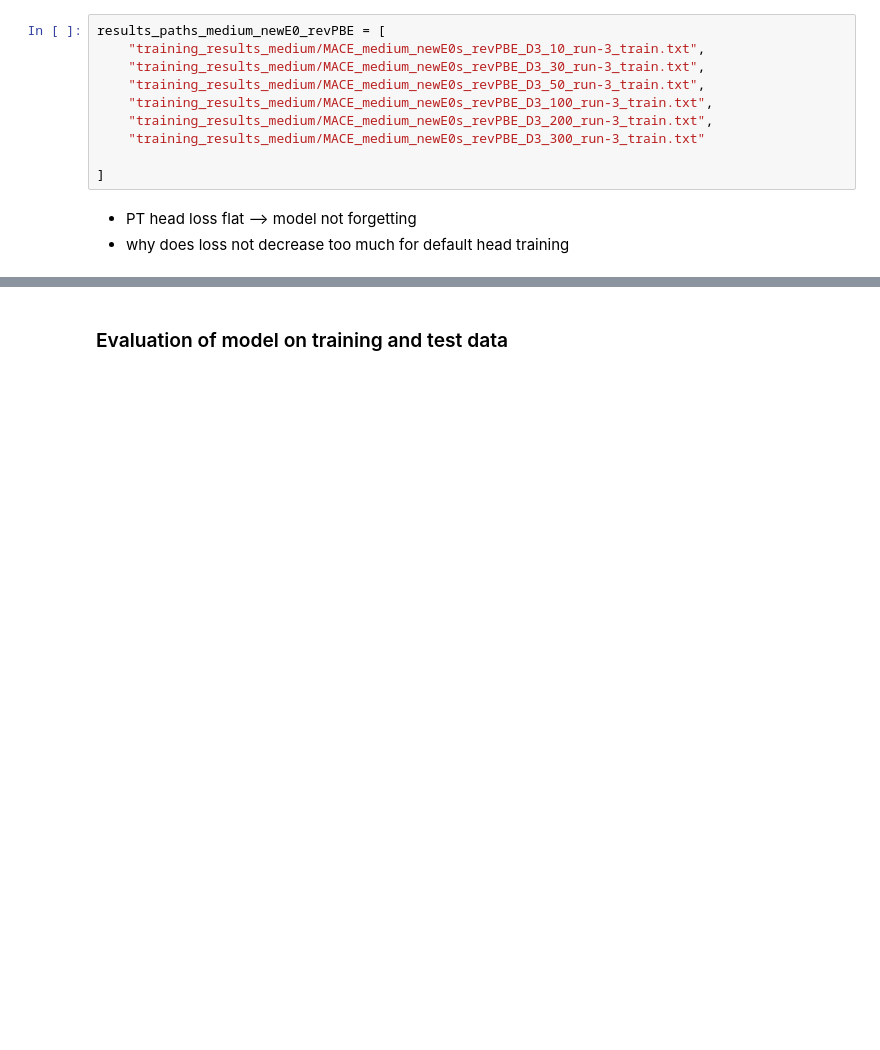
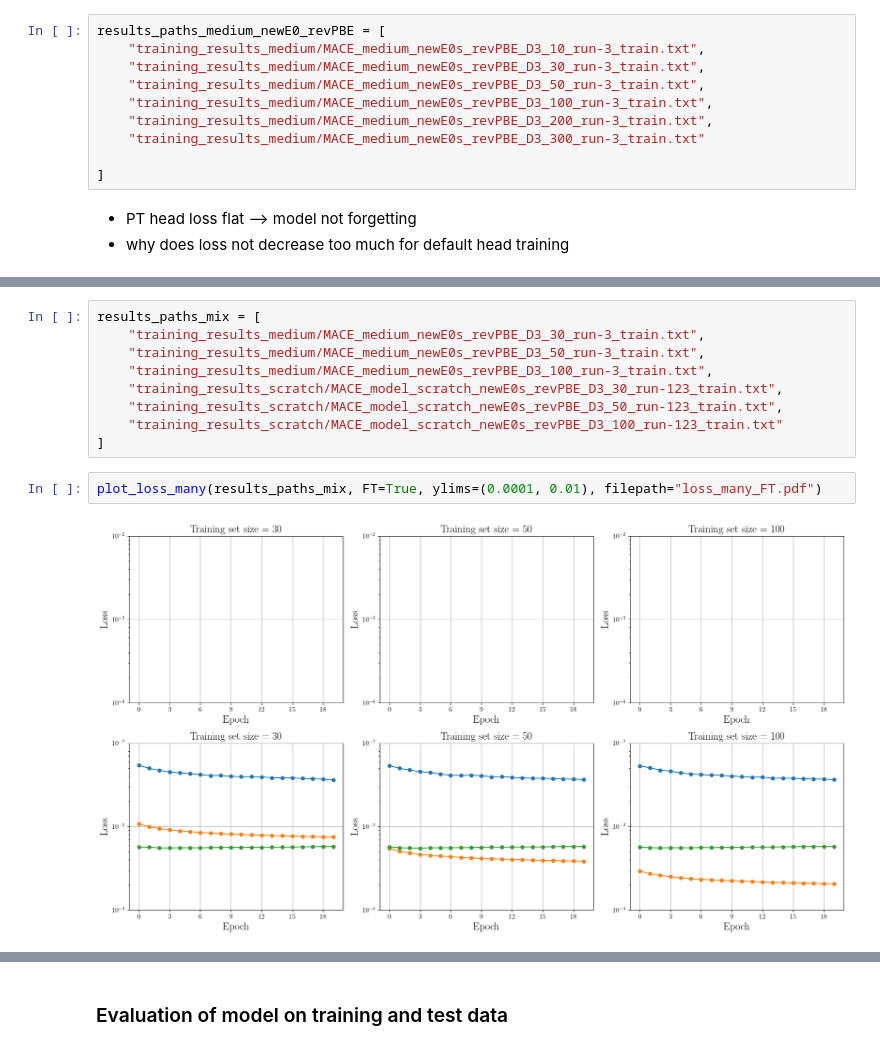
Before and after one commit to joehart2001/WA_MACE_FT, a Jupyter notebook: results/results_rev_PBE_D3.ipynb, the cells around one changed output, grey strips where cells are left out. Saved outputs shown, nothing was run; the diff lists cells and outputs as text; blank space fills up the shorter version.

```diff
--- a/results/results_rev_PBE_D3.ipynb
+++ b/results/results_rev_PBE_D3.ipynb
@@ -261,0 +318,13 @@ plot_loss_many(results_paths_medium_newE0_revPBE, FT=True, ylims=(0.0001, 0.01))
+# %%
+results_paths_mix = [
+    "training_results_medium/MACE_medium_newE0s_revPBE_D3_30_run-3_train.txt",
+    "training_results_medium/MACE_medium_newE0s_revPBE_D3_50_run-3_train.txt",
+    "training_results_medium/MACE_medium_newE0s_revPBE_D3_100_run-3_train.txt",
+    "training_results_scratch/MACE_model_scratch_newE0s_revPBE_D3_30_run-123_train.txt",
+    "training_results_scratch/MACE_model_scratch_newE0s_revPBE_D3_50_run-123_train.txt",
+    "training_results_scratch/MACE_model_scratch_newE0s_revPBE_D3_100_run-123_train.txt"
+]
+# %%
+plot_loss_many(results_paths_mix, FT=True, ylims=(0.0001, 0.01), filepath="loss_many_FT.pdf")
+# %% [output]
+[figure, added]
```
Also changed, not shown: parts of 34 cells of this notebook, 12 other files.
